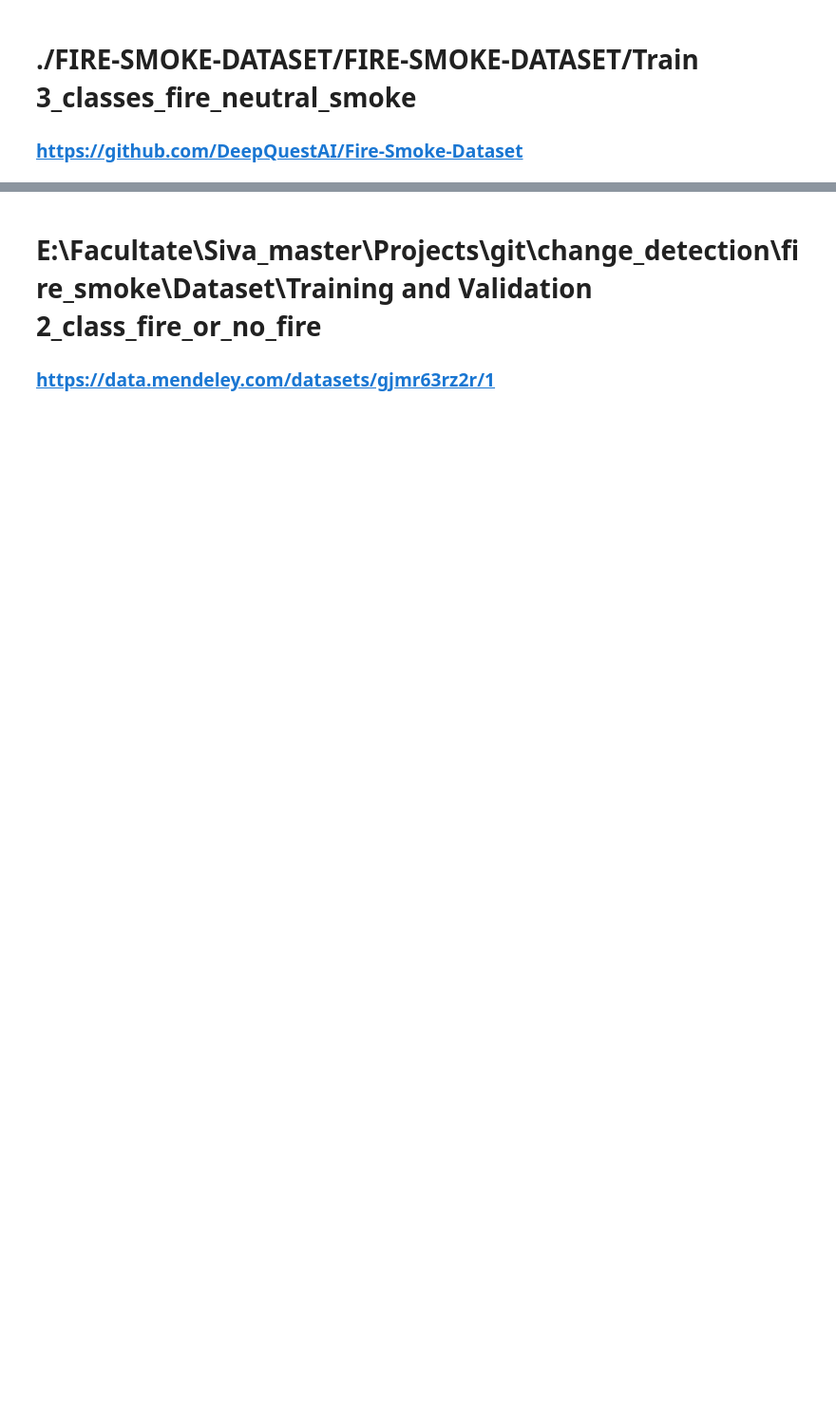
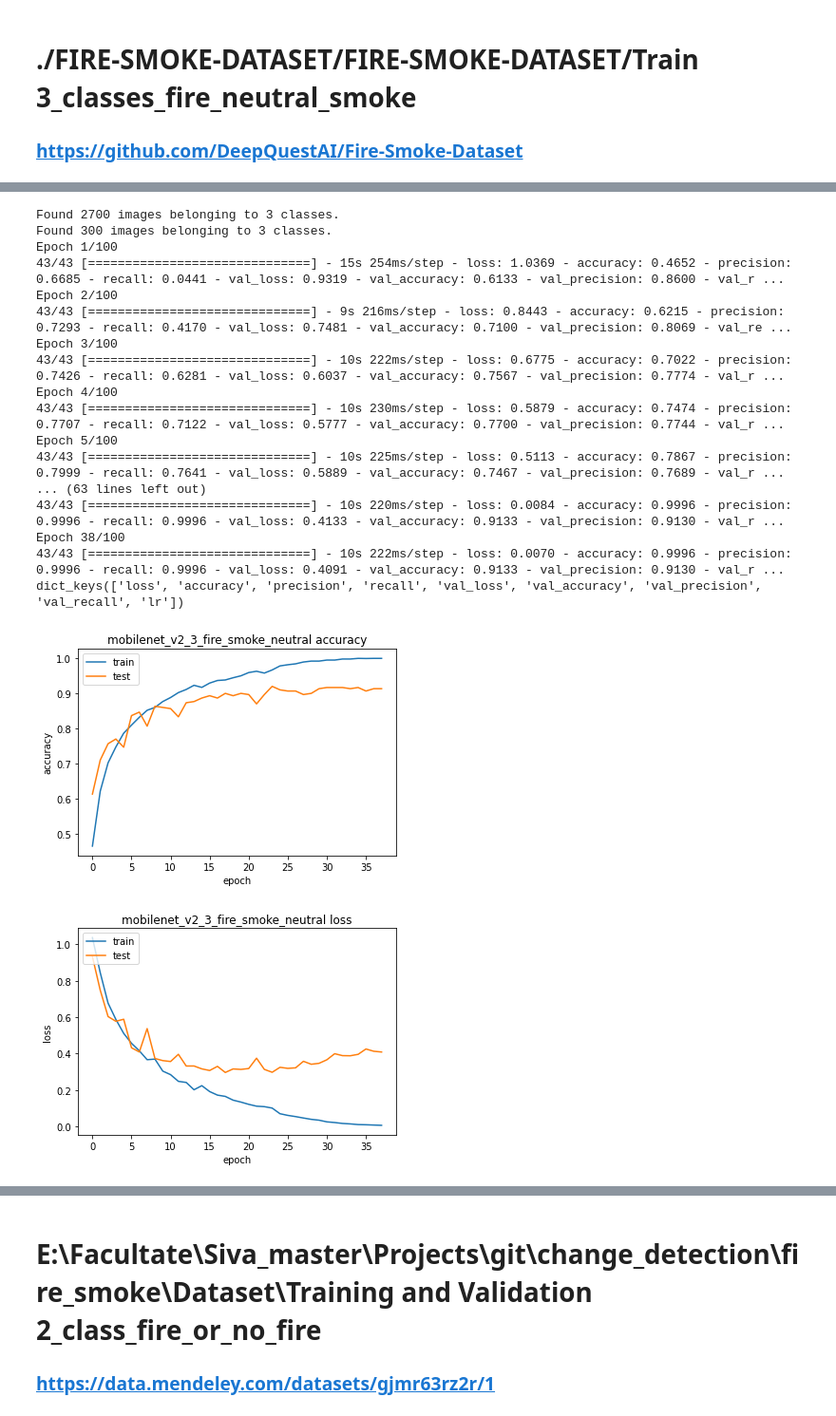
Before and after one commit to ionut-girla/change_detection, a Jupyter notebook: fire_detection_3_models_training.ipynb, the cells around one changed output, grey strips where cells are left out. Shown at 95% size. Saved outputs shown, nothing was run; the diff lists cells and outputs as text; code cells hidden in the pictures; blank space fills up the shorter version.

```diff
--- a/fire_detection_3_models_training.ipynb
+++ b/fire_detection_3_models_training.ipynb
@@ -313,0 +341,69 @@ generateStatistics(model, test_generator, model_name, num_classes, steps, loss,
+# %%
+# train the model
+data_generator = ImageDataGenerator(zoom_range=[0.5,1.0],
+                                    brightness_range=[0.2,1.0],
+                                    rotation_range=90,
+                                    horizontal_flip=True,
+                                    width_shift_range=[-30,30])
+        #preprocessing_function=tf.keras.applications.mobilenet_v2.preprocess_input)
+
+train_generator = data_generator.flow_from_directory(
+    f'{dataset}',
+    target_size=(image_size, image_size),
+    batch_size=batch_size,
+    class_mode='categorical',
+                shuffle=True)
+num_training_files = len(train_generator.filepaths)
+
+validation_generator = data_generator.flow_from_directory(
+                f'./FIRE-SMOKE-DATASET/FIRE-SMOKE-DATASET/Test',
+                target_size=(image_size, image_size),
+                batch_size=batch_size,
+                class_mode='categorical',
+                shuffle=True)
+
+es_callback = tf.keras.callbacks.EarlyStopping(monitor='accuracy', patience=3)
+lrr= ReduceLROnPlateau(monitor='accuracy',   factor=.5 ,   patience=4,  min_lr=1e-10)
+
+# The division by 5 here is to make training quicker
+# when you want maximum accuracy remove it.
+history =  model.fit(train_generator, validation_data=validation_generator, epochs=epochs, callbacks=[lrr,es_callback])
+
+# list all data in history
+print(history.history.keys())
+# summarize history for accuracy
+plt.plot(history.history['accuracy'])
+plt.plot(history.history['val_accuracy'])
+plt.title(f'{model_name}_3_fire_smoke_neutral accuracy')
+plt.ylabel('accuracy')
+plt.xlabel('epoch')
+plt.legend(['train', 'test'], loc='upper left')
+plt.show()
+# summarize history for loss
+plt.plot(history.history['loss'])
+plt.plot(history.history['val_loss'])
+plt.title(f'{model_name}_3_fire_smoke_neutral loss')
+plt.ylabel('loss')
+plt.xlabel('epoch')
+plt.legend(['train', 'test'], loc='upper left')
+plt.show()
+# %% [output]
+Found 2700 images belonging to 3 classes.
+Found 300 images belonging to 3 classes.
+Epoch 1/100
+43/43 [==============================] - 15s 254ms/step - loss: 1.0369 - accuracy: 0.4652 - precision: 0.6685 - recall: 0.0441 - val_loss: 0.9319 - val_accuracy: 0.6133 - val_precision: 0.8600 - val_r ...
+Epoch 2/100
+43/43 [==============================] - 9s 216ms/step - loss: 0.8443 - accuracy: 0.6215 - precision: 0.7293 - recall: 0.4170 - val_loss: 0.7481 - val_accuracy: 0.7100 - val_precision: 0.8069 - val_re ...
+Epoch 3/100
+43/43 [==============================] - 10s 222ms/step - loss: 0.6775 - accuracy: 0.7022 - precision: 0.7426 - recall: 0.6281 - val_loss: 0.6037 - val_accuracy: 0.7567 - val_precision: 0.7774 - val_r ...
+Epoch 4/100
+43/43 [==============================] - 10s 230ms/step - loss: 0.5879 - accuracy: 0.7474 - precision: 0.7707 - recall: 0.7122 - val_loss: 0.5777 - val_accuracy: 0.7700 - val_precision: 0.7744 - val_r ...
+Epoch 5/100
+43/43 [==============================] - 10s 225ms/step - loss: 0.5113 - accuracy: 0.7867 - precision: 0.7999 - recall: 0.7641 - val_loss: 0.5889 - val_accuracy: 0.7467 - val_precision: 0.7689 - val_r ...
+... (63 lines left out)
+43/43 [==============================] - 10s 220ms/step - loss: 0.0084 - accuracy: 0.9996 - precision: 0.9996 - recall: 0.9996 - val_loss: 0.4133 - val_accuracy: 0.9133 - val_precision: 0.9130 - val_r ...
+Epoch 38/100
+43/43 [==============================] - 10s 222ms/step - loss: 0.0070 - accuracy: 0.9996 - precision: 0.9996 - recall: 0.9996 - val_loss: 0.4091 - val_accuracy: 0.9133 - val_precision: 0.9130 - val_r ...
+dict_keys(['loss', 'accuracy', 'precision', 'recall', 'val_loss', 'val_accuracy', 'val_precision', 'val_recall', 'lr'])
+[figure, added]
+[figure, added]
```
Also changed, not shown: parts of 26 cells of this notebook, 6 other files.
